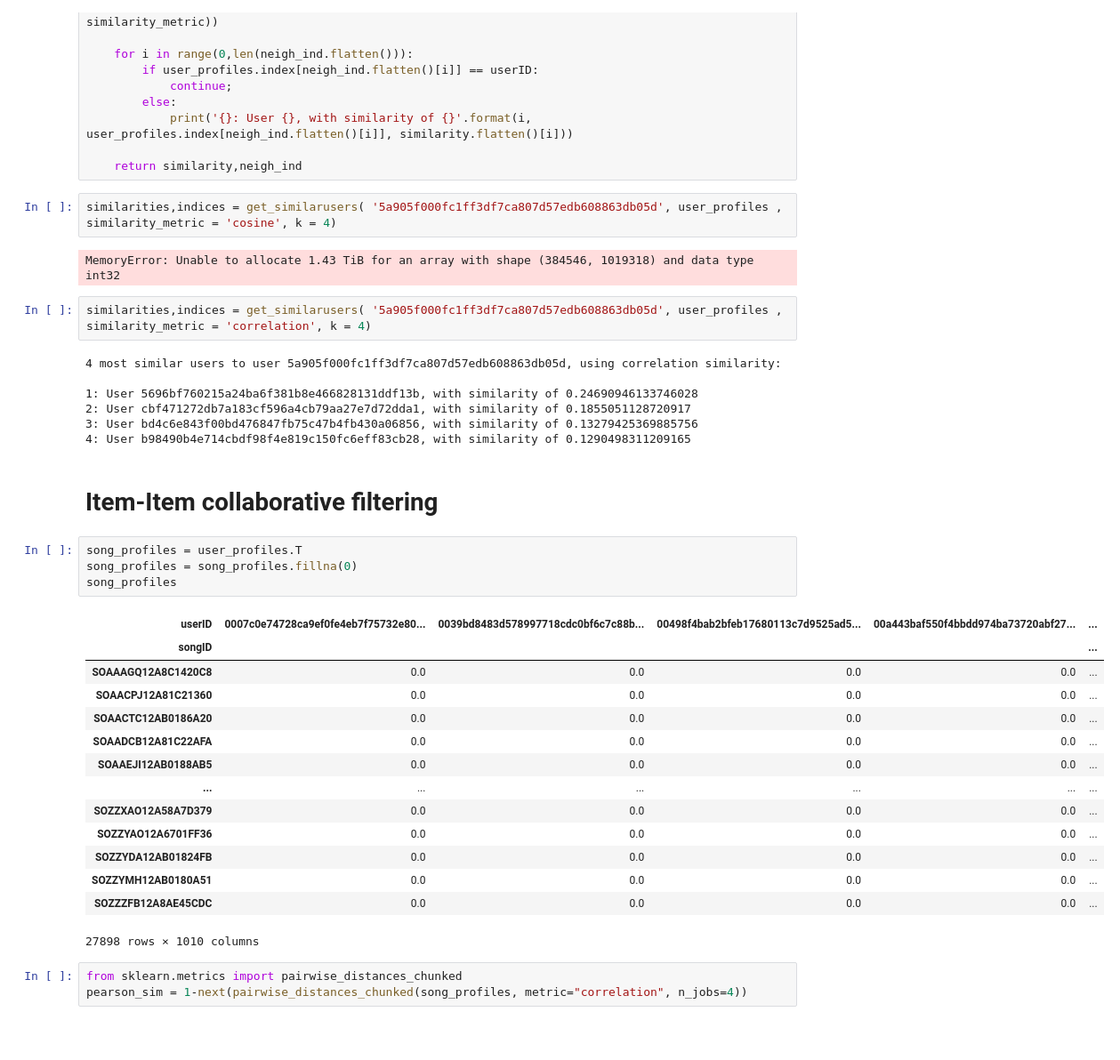
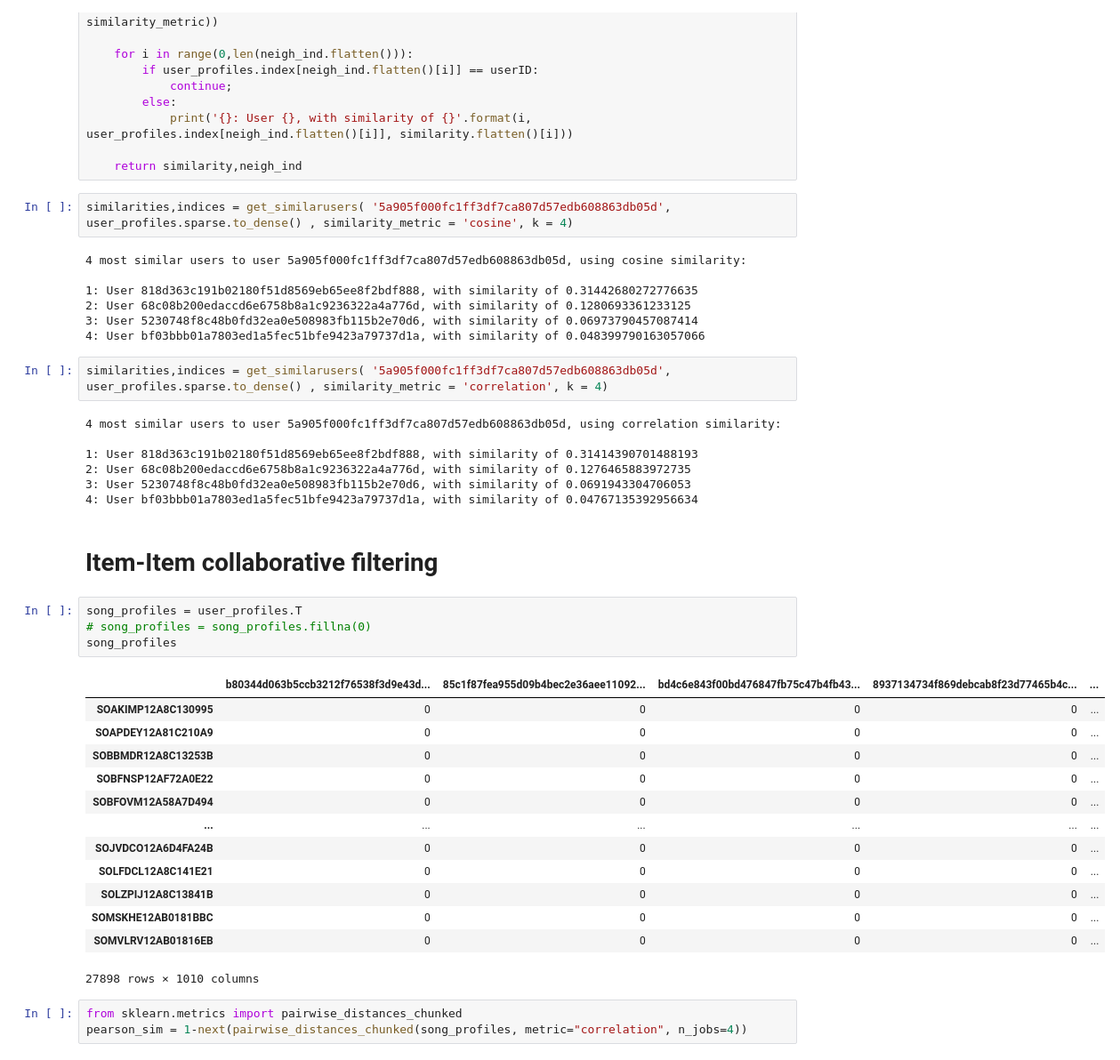
Before and after one commit to matijasipek/comp_tools, a Jupyter notebook: item-item collaborative filtering.ipynb, the cells around one changed output. Shown at 89% size. Cells and saved outputs as stored; diff of their text form; blank space fills up the shorter version.

```diff
--- a/item-item collaborative filtering.ipynb
+++ b/item-item collaborative filtering.ipynb
@@ -186,38 +166,42 @@ def get_similarusers(userID, user_profiles, similarity_metric , k):
 
     return similarity,neigh_ind
 # %%
-similarities,indices = get_similarusers( '5a905f000fc1ff3df7ca807d57edb608863db05d', user_profiles , similarity_metric = 'cosine', k = 4)
+similarities,indices = get_similarusers( '5a905f000fc1ff3df7ca807d57edb608863db05d', user_profiles.sparse.to_dense() , similarity_metric = 'cosine', k = 4)
 # %% [output]
-MemoryError: Unable to allocate 1.43 TiB for an array with shape (384546, 1019318) and data type int32
+4 most similar users to user 5a905f000fc1ff3df7ca807d57edb608863db05d, using cosine similarity:
+
+1: User 818d363c191b02180f51d8569eb65ee8f2bdf888, with similarity of 0.31442680272776635
+2: User 68c08b200edaccd6e6758b8a1c9236322a4a776d, with similarity of 0.1280693361233125
+3: User 5230748f8c48b0fd32ea0e508983fb115b2e70d6, with similarity of 0.06973790457087414
+4: User bf03bbb01a7803ed1a5fec51bfe9423a79737d1a, with similarity of 0.048399790163057066
 # %%
-similarities,indices = get_similarusers( '5a905f000fc1ff3df7ca807d57edb608863db05d', user_profiles , similarity_metric = 'correlation', k = 4)
+similarities,indices = get_similarusers( '5a905f000fc1ff3df7ca807d57edb608863db05d', user_profiles.sparse.to_dense() , similarity_metric = 'correlation', k = 4)
 # %% [output]
 4 most similar users to user 5a905f000fc1ff3df7ca807d57edb608863db05d, using correlation similarity:
 
-1: User 5696bf760215a24ba6f381b8e466828131ddf13b, with similarity of 0.24690946133746028
-2: User cbf471272db7a183cf596a4cb79aa27e7d72dda1, with similarity of 0.1855051128720917
-3: User bd4c6e843f00bd476847fb75c47b4fb430a06856, with similarity of 0.13279425369885756
-4: User b98490b4e714cbdf98f4e819c150fc6eff83cb28, with similarity of 0.1290498311209165
+1: User 818d363c191b02180f51d8569eb65ee8f2bdf888, with similarity of 0.31414390701488193
+2: User 68c08b200edaccd6e6758b8a1c9236322a4a776d, with similarity of 0.1276465883972735
+3: User 5230748f8c48b0fd32ea0e508983fb115b2e70d6, with similarity of 0.0691943304706053
+4: User bf03bbb01a7803ed1a5fec51bfe9423a79737d1a, with similarity of 0.04767135392956634
 # %% [markdown]
 # Item-Item collaborative filtering
 # %%
 song_profiles = user_profiles.T
-song_profiles = song_profiles.fillna(0)
+# song_profiles = song_profiles.fillna(0)
 song_profiles
 # %% [output]
-| userID | 0007c0e74728ca9ef0fe4eb7f75732e80... | 0039bd8483d578997718cdc0bf6c7c88b... | 00498f4bab2bfeb17680113c7d9525ad5... | 00a443baf550f4bbdd974ba73720abf27... | ... |
-| songID |  |  |  |  | ... |
-| SOAAAGQ12A8C1420C8 | 0.0 | 0.0 | 0.0 | 0.0 | ... |
-| SOAACPJ12A81C21360 | 0.0 | 0.0 | 0.0 | 0.0 | ... |
-| SOAACTC12AB0186A20 | 0.0 | 0.0 | 0.0 | 0.0 | ... |
-| SOAADCB12A81C22AFA | 0.0 | 0.0 | 0.0 | 0.0 | ... |
-| SOAAEJI12AB0188AB5 | 0.0 | 0.0 | 0.0 | 0.0 | ... |
+|  | b80344d063b5ccb3212f76538f3d9e43d... | 85c1f87fea955d09b4bec2e36aee11092... | bd4c6e843f00bd476847fb75c47b4fb43... | 8937134734f869debcab8f23d77465b4c... | ... |
+| SOAKIMP12A8C130995 | 0 | 0 | 0 | 0 | ... |
+| SOAPDEY12A81C210A9 | 0 | 0 | 0 | 0 | ... |
+| SOBBMDR12A8C13253B | 0 | 0 | 0 | 0 | ... |
+| SOBFNSP12AF72A0E22 | 0 | 0 | 0 | 0 | ... |
+| SOBFOVM12A58A7D494 | 0 | 0 | 0 | 0 | ... |
 | ... | ... | ... | ... | ... | ... |
-| SOZZXAO12A58A7D379 | 0.0 | 0.0 | 0.0 | 0.0 | ... |
-| SOZZYAO12A6701FF36 | 0.0 | 0.0 | 0.0 | 0.0 | ... |
-| SOZZYDA12AB01824FB | 0.0 | 0.0 | 0.0 | 0.0 | ... |
-| SOZZYMH12AB0180A51 | 0.0 | 0.0 | 0.0 | 0.0 | ... |
-| SOZZZFB12A8AE45CDC | 0.0 | 0.0 | 0.0 | 0.0 | ... |
+| SOJVDCO12A6D4FA24B | 0 | 0 | 0 | 0 | ... |
+| SOLFDCL12A8C141E21 | 0 | 0 | 0 | 0 | ... |
+| SOLZPIJ12A8C13841B | 0 | 0 | 0 | 0 | ... |
+| SOMSKHE12AB0181BBC | 0 | 0 | 0 | 0 | ... |
+| SOMVLRV12AB01816EB | 0 | 0 | 0 | 0 | ... |
 27898 rows × 1010 columns
 # %%
 from sklearn.metrics import pairwise_distances_chunked
```
Also changed, not shown: parts of 10 cells of this notebook, 1 other file.
